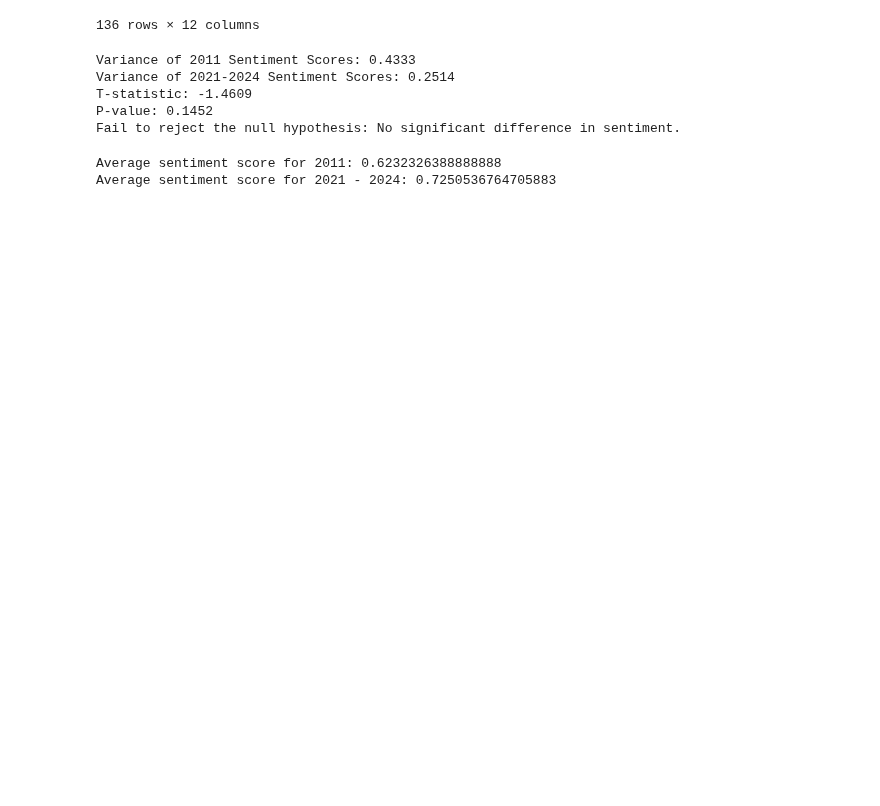
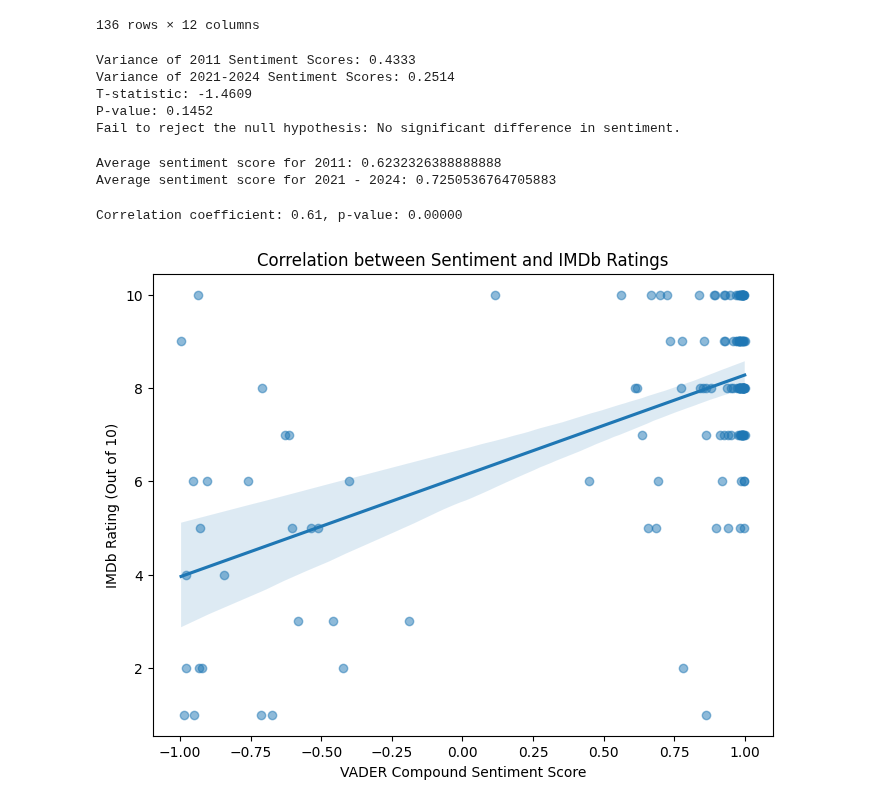
Before and after one commit to pwy7fv/DS-4002-Group-Projects, a Jupyter notebook: OUTPUT/FF5_ Vader_Analysis.ipynb, the cells around one changed output. Cells and saved outputs as stored; diff of their text form; code cells hidden in the pictures; blank space fills up the shorter version.

Commit message:
FF5 + FF6 correlations

```diff
--- a/OUTPUT/FF5_ Vader_Analysis.ipynb
+++ b/OUTPUT/FF5_ Vader_Analysis.ipynb
@@ -191,3 +191,28 @@ print(f"Average sentiment score for 2021 - 2025: {avg_sentiment_FF5dec}")
 # %% [output]
 Average sentiment score for 2011: 0.6232326388888888
 Average sentiment score for 2021 - 2024: 0.7250536764705883
+# %%
+# Now to look at the correlations
+
+import pandas as pd
+import numpy as np
+import seaborn as sns
+import matplotlib.pyplot as plt
+import scipy.stats as stats
+
+FF5_2011_vader = pd.read_csv('/Users/borayadiul/DS-4002-Group-Projects-1/DATA/Cleaned Data/Vader Included Datasets/FF5_2011_vader.csv')
+
+# Compute correlation
+correlation, p_value = stats.pearsonr(FF5_2011_vader["Overall Percentage Score"], FF5_2011_vader["Rating"])
+print(f"Correlation coefficient: {correlation:.2f}, p-value: {p_value:.5f}")
+
+# Scatter plot
+plt.figure(figsize=(8,6))
+sns.regplot(x=FF5_2011_vader["Overall Percentage Score"], y=FF5_2011_vader["Rating"], scatter_kws={'alpha':0.5})
+plt.xlabel("VADER Compound Sentiment Score")
+plt.ylabel("IMDb Rating (Out of 10)")
+plt.title("Correlation between Sentiment and IMDb Ratings")
+plt.show()
+# %% [output]
+Correlation coefficient: 0.61, p-value: 0.00000
+[figure, added]
```
Also changed, not shown: parts of 1 cell of this notebook, 1 other file.
